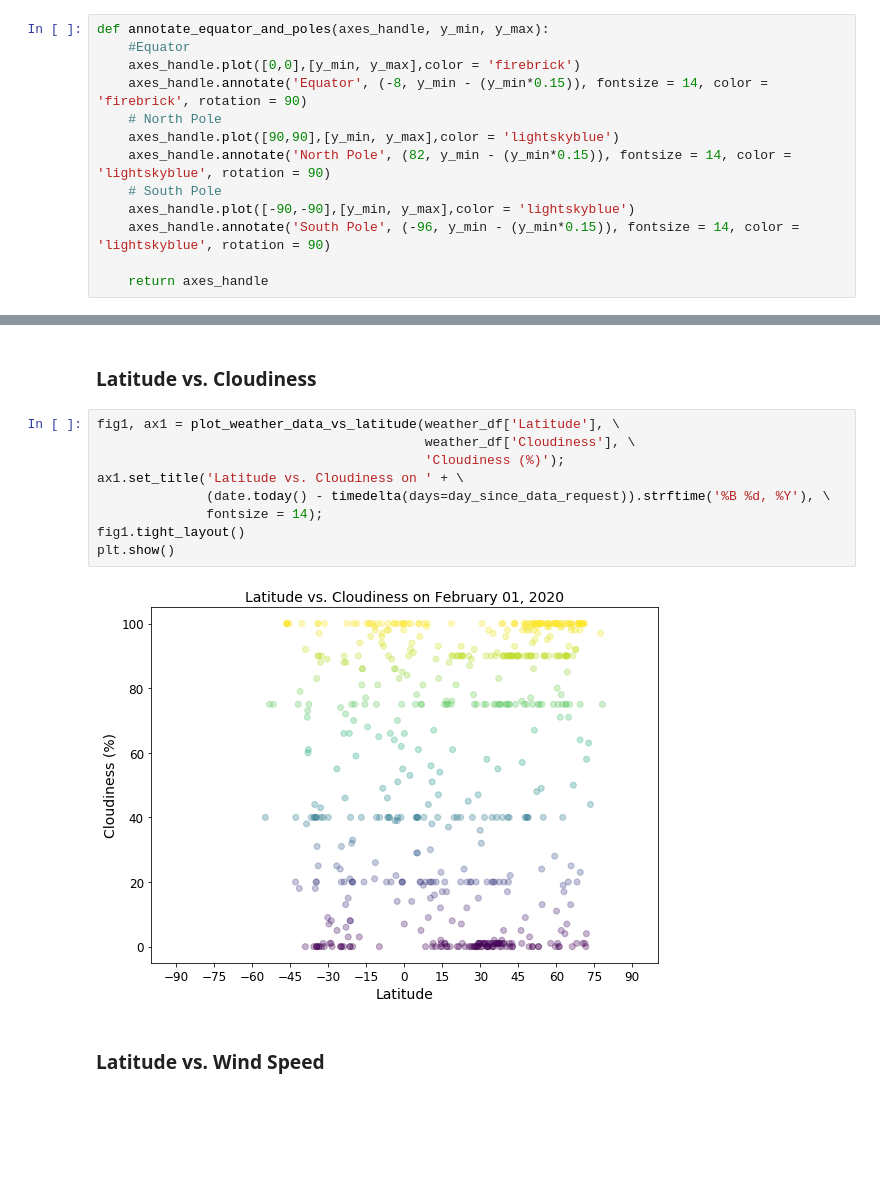
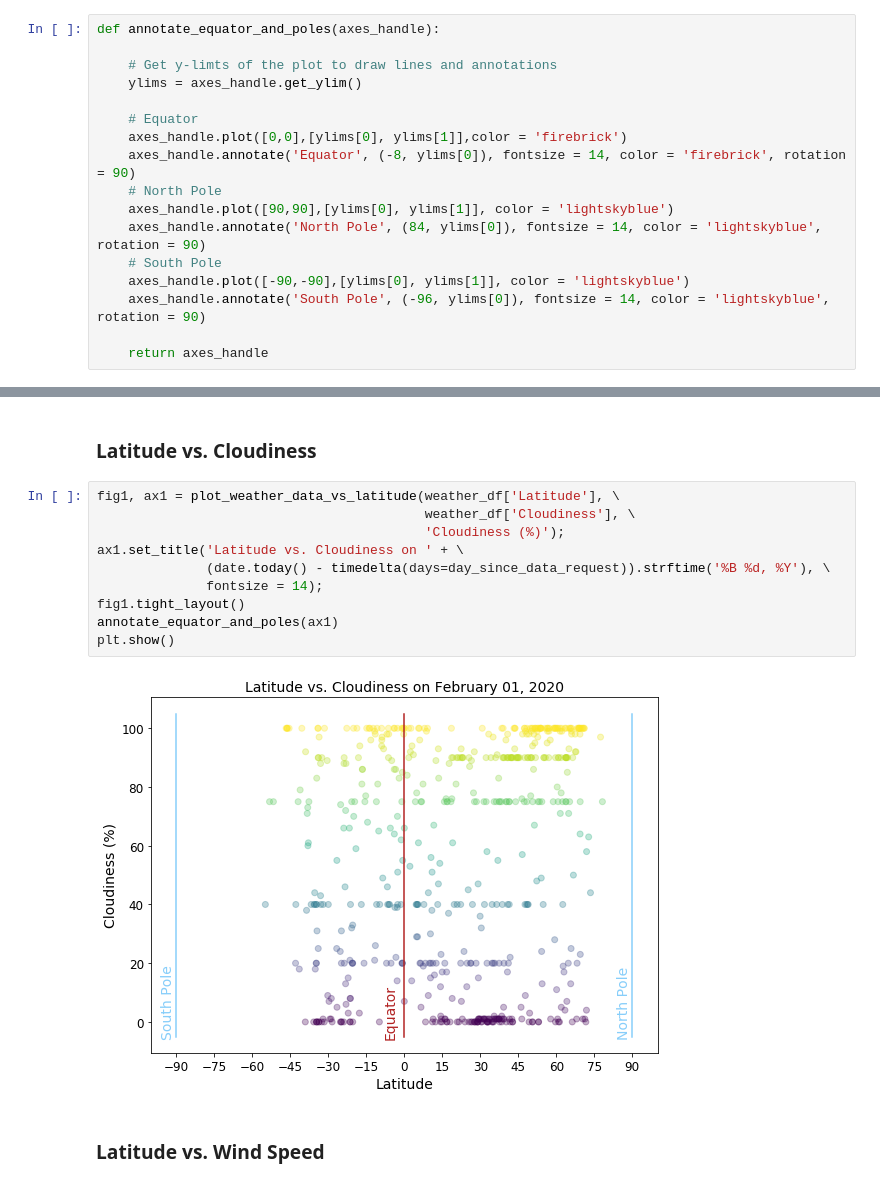
Before and after one commit to nqazimn/python-api-challenge, a Jupyter notebook: WeatherPy/WeatherPy_analysis.ipynb, the cells around one changed output, grey strips where cells are left out. Saved outputs shown, nothing was run; the diff lists cells and outputs as text; blank space fills up the shorter version.

Commit message:
updated annotations and automated linregress equation placement

```diff
--- a/WeatherPy/WeatherPy_analysis.ipynb
+++ b/WeatherPy/WeatherPy_analysis.ipynb
@@ -32,16 +32,20 @@ weather_df.head()
 | 3 | Tocopilla | Chile | CL | 1580600945 | -22.09 | -70.20 | 60.04 | 57.0 | 3.0 | ... |
 | 4 | Arraial Do Cabo | Brazil | BR | 1580600865 | -22.97 | -42.03 | 80.11 | 85.0 | 88.0 | ... |
 # %%
-def annotate_equator_and_poles(axes_handle, y_min, y_max):
-    #Equator
-    axes_handle.plot([0,0],[y_min, y_max],color = 'firebrick')
-    axes_handle.annotate('Equator', (-8, y_min - (y_min*0.15)), fontsize = 14, color = 'firebrick', rotation = 90)
+def annotate_equator_and_poles(axes_handle):
+
+    # Get y-limts of the plot to draw lines and annotations
+    ylims = axes_handle.get_ylim()
+
+    # Equator
+    axes_handle.plot([0,0],[ylims[0], ylims[1]],color = 'firebrick')
+    axes_handle.annotate('Equator', (-8, ylims[0]), fontsize = 14, color = 'firebrick', rotation = 90)
     # North Pole
-    axes_handle.plot([90,90],[y_min, y_max],color = 'lightskyblue')
-    axes_handle.annotate('North Pole', (82, y_min - (y_min*0.15)), fontsize = 14, color = 'lightskyblue', rotation = 90)
+    axes_handle.plot([90,90],[ylims[0], ylims[1]], color = 'lightskyblue')
+    axes_handle.annotate('North Pole', (84, ylims[0]), fontsize = 14, color = 'lightskyblue', rotation = 90)
     # South Pole
-    axes_handle.plot([-90,-90],[y_min, y_max],color = 'lightskyblue')
-    axes_handle.annotate('South Pole', (-96, y_min - (y_min*0.15)), fontsize = 14, color = 'lightskyblue', rotation = 90)
+    axes_handle.plot([-90,-90],[ylims[0], ylims[1]], color = 'lightskyblue')
+    axes_handle.annotate('South Pole', (-96, ylims[0]), fontsize = 14, color = 'lightskyblue', rotation = 90)
 
     return axes_handle
 # %%
@@ -143,14 +150,15 @@ plt.show()
 # %%
 fig1, ax1 = plot_weather_data_vs_latitude(weather_df['Latitude'], \
                                           weather_df['Cloudiness'], \
                                           'Cloudiness (%)');
 ax1.set_title('Latitude vs. Cloudiness on ' + \
               (date.today() - timedelta(days=day_since_data_request)).strftime('%B %d, %Y'), \
               fontsize = 14);
 fig1.tight_layout()
+annotate_equator_and_poles(ax1)
 plt.show()
 # %% [output]
-[figure, old version]
+[figure, new version]
 # %% [markdown]
 ### Latitude vs. Wind Speed
 # %%
```
Also changed, not shown: parts of 12 cells of this notebook.
